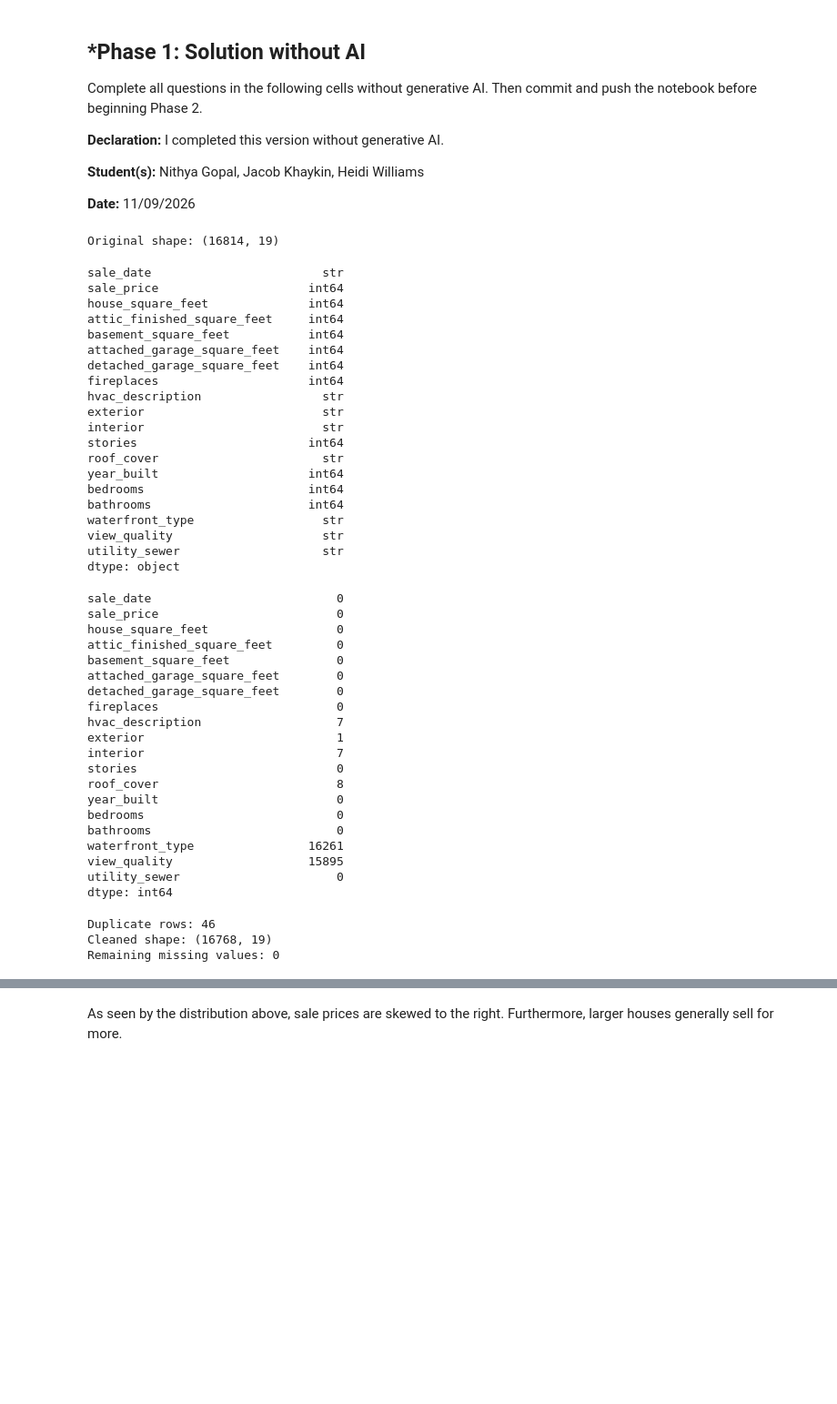
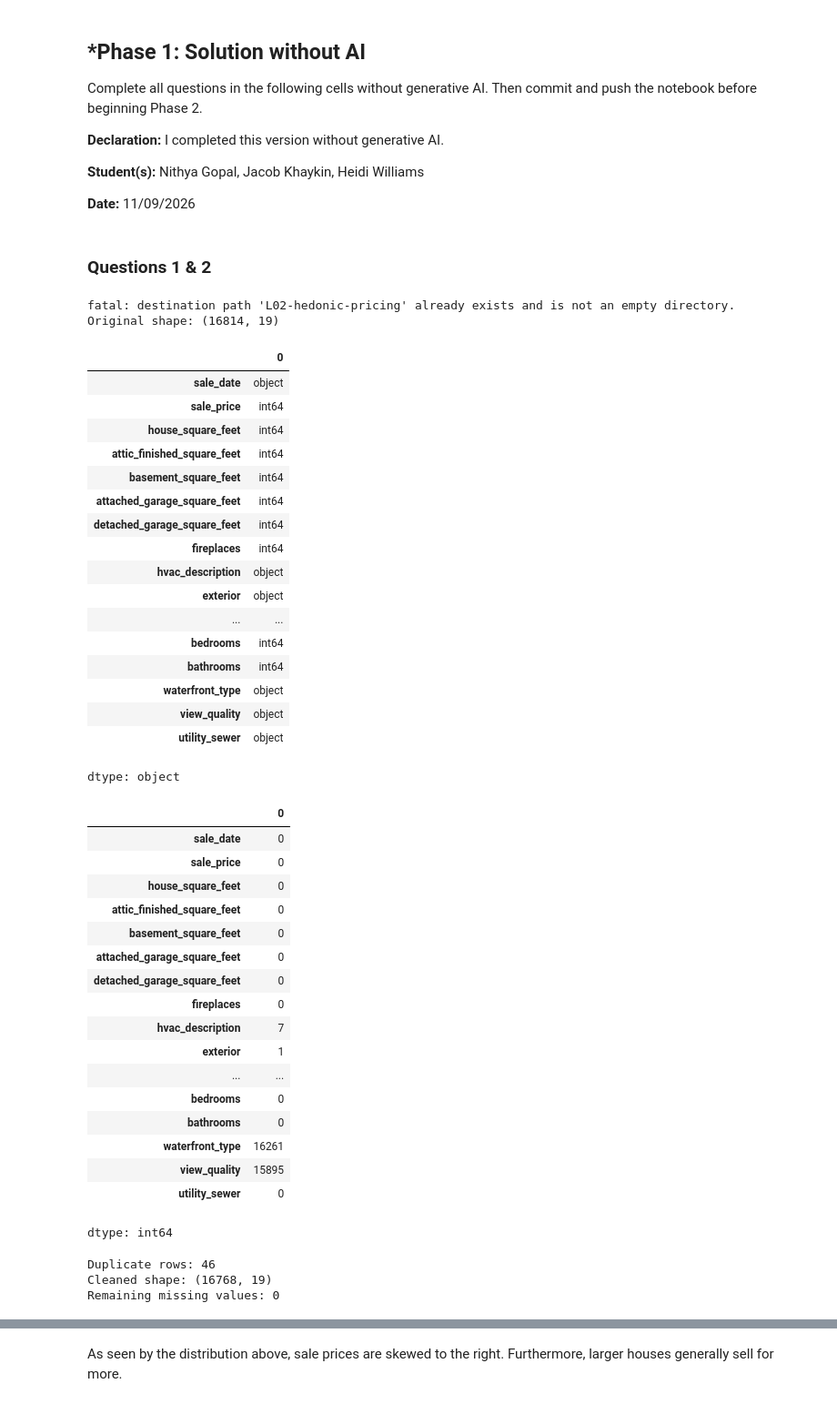
Before and after one commit to JacobKhay/L02-hedonic-pricing, a Jupyter notebook: notebook.ipynb, the cells around one changed output, grey strips where cells are left out. Shown at 91% size. Cells and saved outputs as stored; diff of their text form; code cells hidden in the pictures; blank space fills up the shorter version.

```diff
--- a/notebook.ipynb
+++ b/notebook.ipynb
@@ -24,64 +26,65 @@ notebook before beginning Phase 2.
 **Student(s):** Nithya Gopal, Jacob Khaykin, Heidi Williams
 
 **Date:** 11/09/2026
+# %% [markdown]
+### **Questions 1 & 2**
 # %%
+!git clone https://github.com/JacobKhay/L02-hedonic-pricing.git
+
 import pandas as pd
 import matplotlib.pyplot as plt
 from sklearn.model_selection import train_test_split
 
-houses = pd.read_csv("data/pierce_county_house_sales.csv")
+houses = pd.read_csv("L02-hedonic-pricing/data/pierce_county_house_sales.csv")
 print("Original shape:", houses.shape)
 display(houses.dtypes)
 display(houses.isna().sum())
 print("Duplicate rows:", houses.duplicated().sum())
 
 houses = houses.drop_duplicates().copy()
 houses["sale_date"] = pd.to_datetime(houses["sale_date"])
 category_columns = houses.select_dtypes(include=["object", "string"]).columns
 houses[category_columns] = houses[category_columns].fillna("Unknown")
 print("Cleaned shape:", houses.shape)
 print("Remaining missing values:", houses.isna().sum().sum())
 # %% [output]
+fatal: destination path 'L02-hedonic-pricing' already exists and is not an empty directory.
 Original shape: (16814, 19)
+|  | 0 |
+| sale_date | object |
+| sale_price | int64 |
+| house_square_feet | int64 |
+| attic_finished_square_feet | int64 |
+| basement_square_feet | int64 |
+| attached_garage_square_feet | int64 |
+| detached_garage_square_feet | int64 |
+| fireplaces | int64 |
+| hvac_description | object |
+| exterior | object |
+| ... | ... |
+| bedrooms | int64 |
+| bathrooms | int64 |
+| waterfront_type | object |
+| view_quality | object |
+| utility_sewer | object |
-sale_date                        str
-sale_price                     int64
-house_square_feet              int64
-attic_finished_square_feet     int64
-basement_square_feet           int64
-attached_garage_square_feet    int64
-detached_garage_square_feet    int64
-fireplaces                     int64
-hvac_description                 str
-exterior                         str
-interior                         str
-stories                        int64
-roof_cover                       str
-year_built                     int64
-bedrooms                       int64
-bathrooms                      int64
-waterfront_type                  str
-view_quality                     str
-utility_sewer                    str
 dtype: object
+|  | 0 |
+| sale_date | 0 |
+| sale_price | 0 |
+| house_square_feet | 0 |
+| attic_finished_square_feet | 0 |
+| basement_square_feet | 0 |
+| attached_garage_square_feet | 0 |
+| detached_garage_square_feet | 0 |
+| fireplaces | 0 |
+| hvac_description | 7 |
+| exterior | 1 |
+| ... | ... |
+| bedrooms | 0 |
+| bathrooms | 0 |
+| waterfront_type | 16261 |
+| view_quality | 15895 |
+| utility_sewer | 0 |
-sale_date                          0
-sale_price                         0
-house_square_feet                  0
-attic_finished_square_feet         0
-basement_square_feet               0
-attached_garage_square_feet        0
-detached_garage_square_feet        0
-fireplaces                         0
-hvac_description                   7
-exterior                           1
-interior                           7
-stories                            0
-roof_cover                         8
-year_built                         0
-bedrooms                           0
-bathrooms                          0
-waterfront_type                16261
-view_quality                   15895
-utility_sewer                      0
 dtype: int64
 Duplicate rows: 46
 Cleaned shape: (16768, 19)
```
Also changed, not shown: parts of 12 cells of this notebook.
